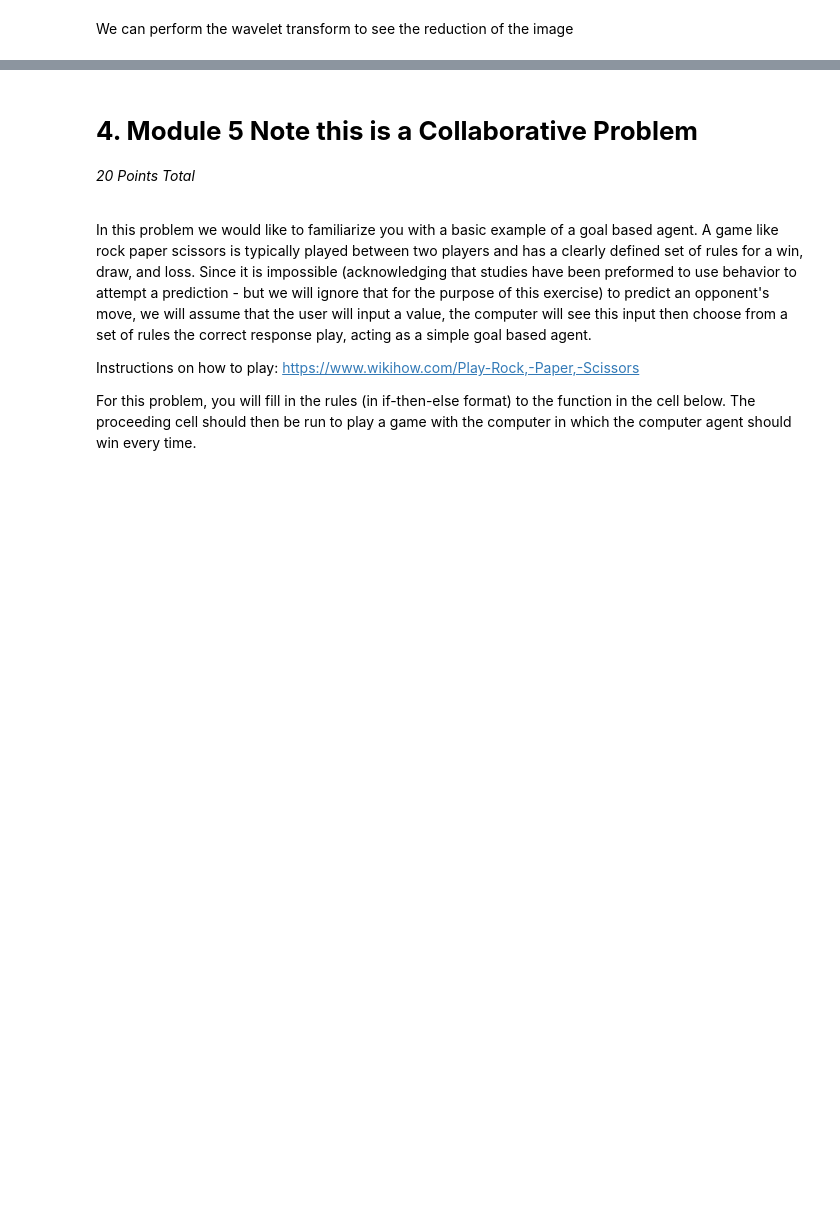
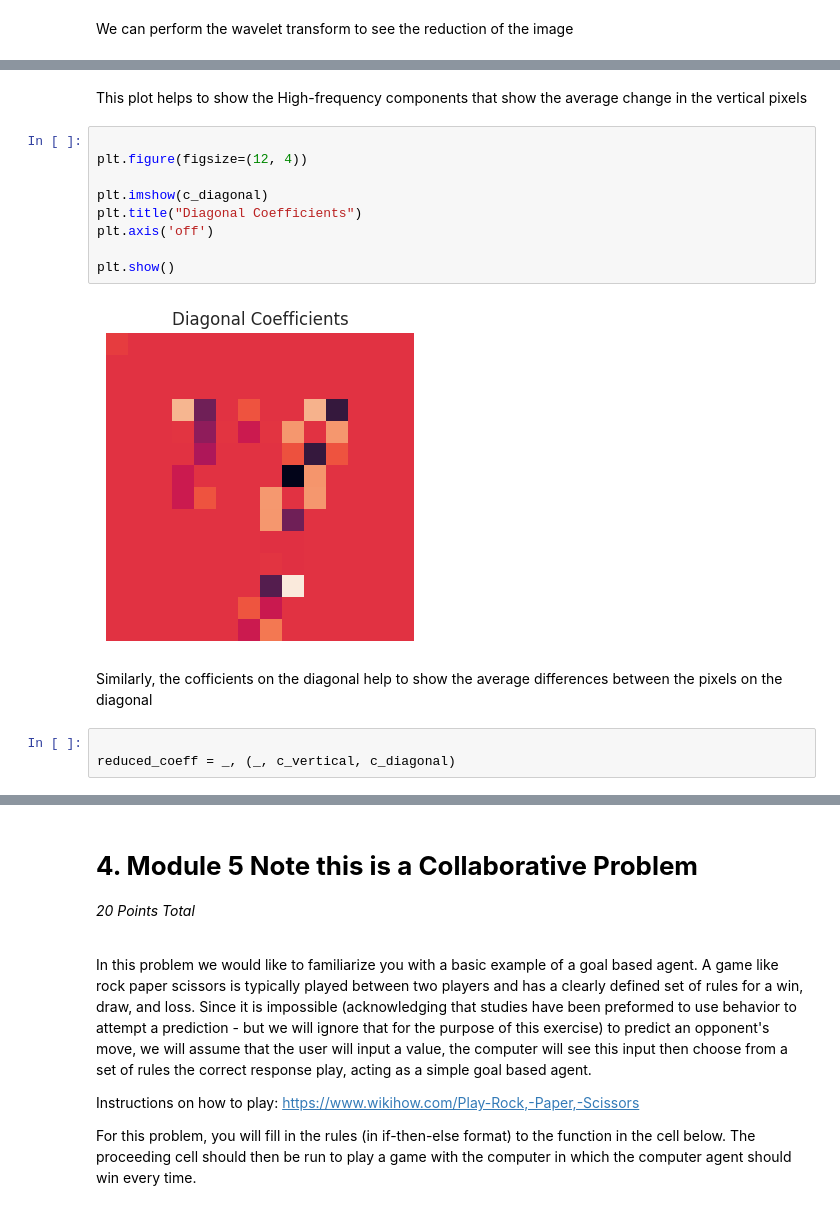
Before and after one commit to DrewRosales/algorithmsForDataScience, a Jupyter notebook: hw/hw2/HW2.ipynb, the cells around one changed output, grey strips where cells are left out. Cells and saved outputs as stored; diff of their text form; blank space fills up the shorter version.

```diff
--- a/hw/hw2/HW2_v2024-02-08.ipynb
+++ b/hw/hw2/HW2.ipynb
@@ -328,0 +345,18 @@ We can perform the wavelet transform to see the reduction of the image
+# %% [markdown]
+This plot helps to show the High-frequency components that show the average change in the vertical pixels
+# %%
+
+plt.figure(figsize=(12, 4))
+
+plt.imshow(c_diagonal)
+plt.title("Diagonal Coefficients")
+plt.axis('off')
+
+plt.show()
+# %% [output]
+[figure, added]
+# %% [markdown]
+Similarly, the cofficients on the diagonal help to show the average differences between the pixels on the diagonal
+# %%
+
+reduced_coeff = _, (_, c_vertical, c_diagonal)
```
Also changed, not shown: parts of 11 cells of this notebook, 2 other files.
